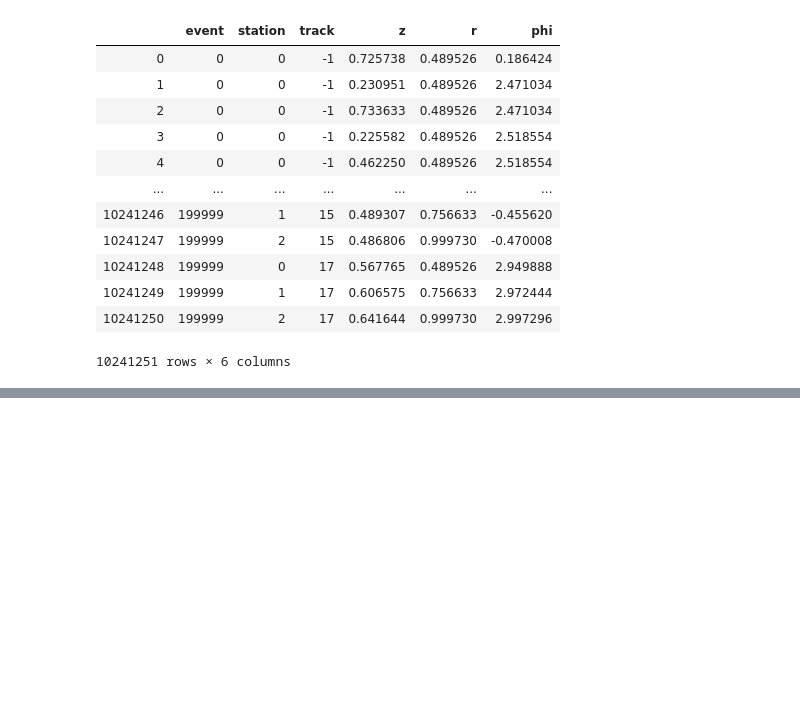
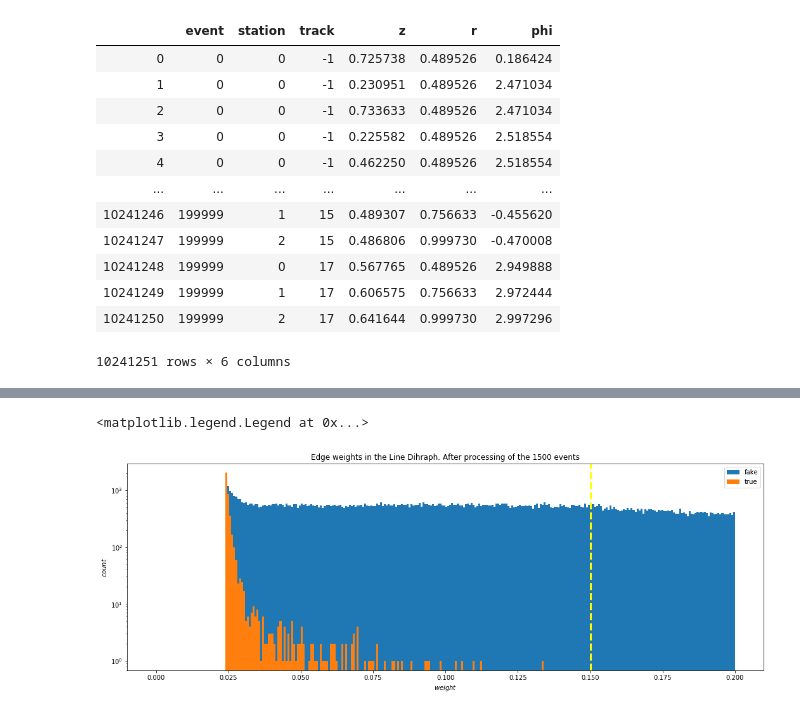
Before and after one commit to gooldan/GraphTracking_v0, a Jupyter notebook: notebooks/cgem_evaluation.ipynb, the cells around one changed output, grey strips where cells are left out. Drawn from its saved outputs; the diff is of its cells as text; code cells hidden in the pictures; blank space fills up the shorter version.

```diff
--- a/notebooks/cgem_evaluation.ipynb
+++ b/notebooks/cgem_evaluation.ipynb
@@ -141,0 +254,3 @@ plt.legend(loc=0)
+# %%
+true_segs = edges[edges.true_superedge != -1]
+fake_segs = edges[edges.true_superedge == -1]
@@ -142,3 +269,28 @@ plt.legend(loc=0)
+# %%
+plt.figure(figsize=(18,6))
+
+plt.subplot(111)
+binning=dict(bins=300, range=(0, 0.2))
+plt.hist(fake_segs.weight, label='fake', log=True, **binning)
+plt.hist(true_segs.weight, label='true', **binning)
+#plt.axvline(-0.15, color='yellow', linestyle='dashed', linewidth=3)
+plt.axvline(0.15, color='yellow', linestyle='dashed', linewidth=3)
+plt.title('Edge weights in the Line Dihraph. After processing of the 1500 events')
+plt.ylabel('$count$')
+plt.xlabel('$weight$')
+plt.legend(loc=0)
+
+# plt.subplot(122)
+# binning=dict(bins=300, range=(-0.15, 0.15))
+# plt.hist(fake_segs.weight, label='fake', log=True, **binning)
+# plt.hist(true_segs.weight, label='true', **binning)
+# plt.axvline(-0.15, color='yellow', linestyle='dashed', linewidth=3)
+# plt.axvline(0.15, color='yellow', linestyle='dashed', linewidth=3)
+# plt.xlabel('$weight$')
+# plt.legend(loc=0)
+# %% [output]
+<matplotlib.legend.Legend at 0x...>
+[figure, added]
 # %%
 def filter_segments(df, dphi_min, dphi_max, dz_min, dz_max):
     return df[
```
Also changed, not shown: parts of 17 cells of this notebook, 6 other files.
